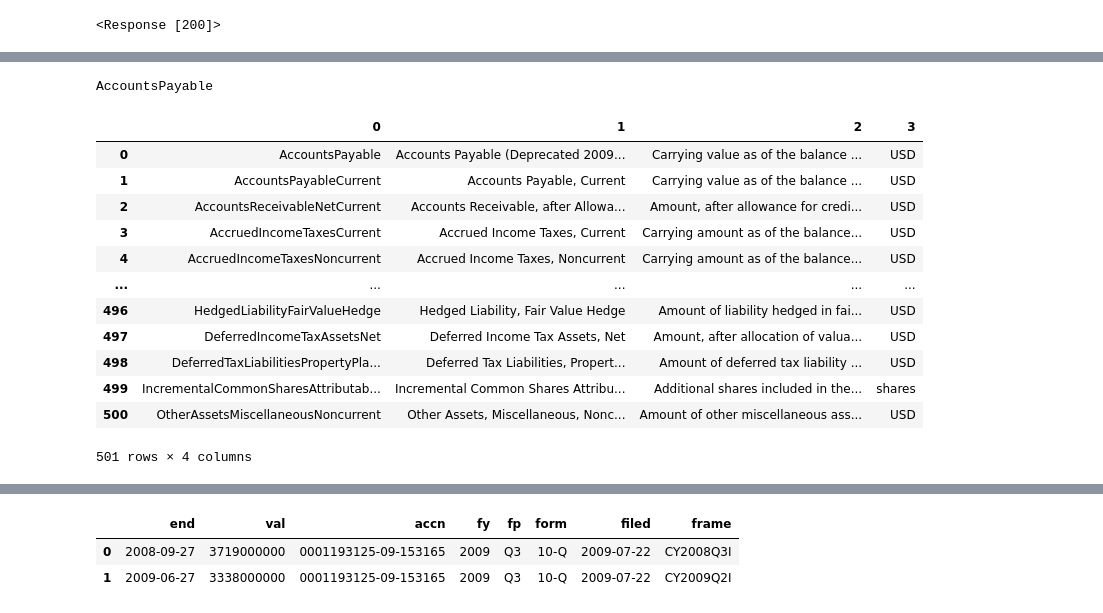
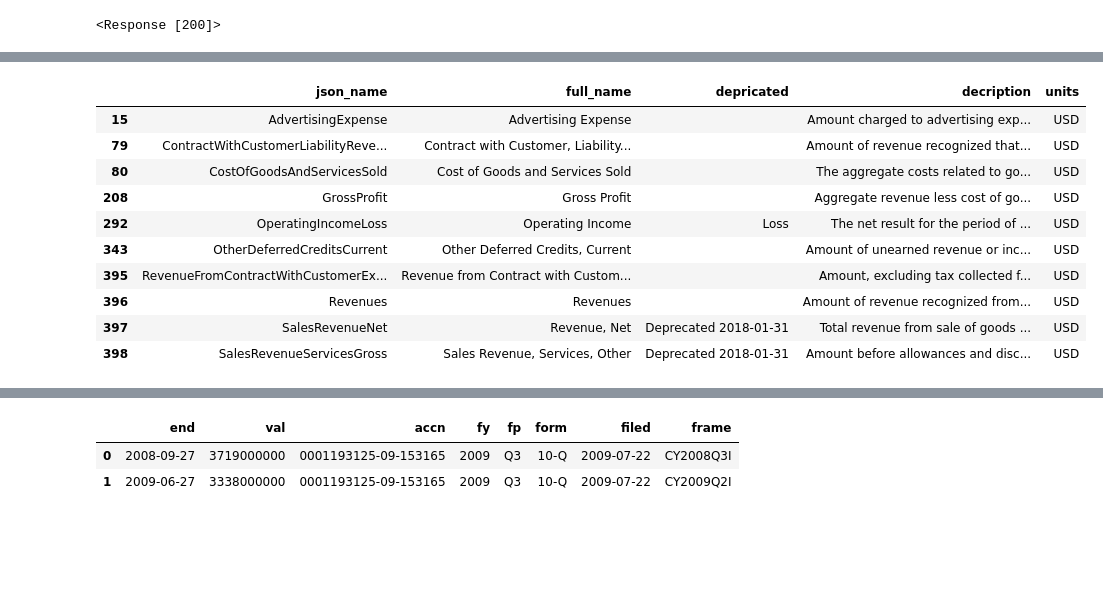
Before and after one commit to Nick2201/sec_gov_extract_info, a Jupyter notebook: sec_api/sec_api/0.ipynb, the cells around one changed output, grey strips where cells are left out. Drawn from its saved outputs; the diff is of its cells as text; code cells hidden in the pictures; blank space fills up the shorter version.

```diff
--- a/sec_api/sec_api/0.ipynb
+++ b/sec_api/sec_api/0.ipynb
@@ -185,42 +217,33 @@ pd.DataFrame(data)
 # %%
 import re
 tables_values = []
 for index,elemnt in companyFacts.json()['facts']['us-gaap'].items():
     for measure, val, in elemnt['units'].items():
+        label = str(elemnt['label'])
+        match = re.search(r'\(.*?\)', label)
+
         tables_values.append([
-        index,
-        elemnt['label'],
-        elemnt['description'],
-        measure])
+            index,
+            label.replace(match.group(0), '').strip() if match else label,
+            match.group(0).strip('()') if match else '',
+            elemnt['description'],
+            measure
+        ])
 
 
-
-
-
-match = re.search(r'\(.*?\)', tables_values[0][0])
-if match:
-    print(match.group(0).strip('()'))
-else:
-    print(tables_values[0][0])
-
-
-
-# tables_values
-# companyFacts.json()
-companyFacts.json()
-pd.DataFrame(tables_values)
+tables_name = pd.DataFrame(tables_values,columns = [
+    'json_name','full_name','depricated','decription','units'
+])
+tables_name[tables_name['decription'].str.contains(pat='revenue',case=False,na=False)]
 # %% [output]
-AccountsPayable
-|  | 0 | 1 | 2 | 3 |
-| 0 | AccountsPayable | Accounts Payable (Deprecated 2009... | Carrying value as of the balance ... | USD |
-| 1 | AccountsPayableCurrent | Accounts Payable, Current | Carrying value as of the balance ... | USD |
-| 2 | AccountsReceivableNetCurrent | Accounts Receivable, after Allowa... | Amount, after allowance for credi... | USD |
-| 3 | AccruedIncomeTaxesCurrent | Accrued Income Taxes, Current | Carrying amount as of the balance... | USD |
-| 4 | AccruedIncomeTaxesNoncurrent | Accrued Income Taxes, Noncurrent | Carrying amount as of the balance... | USD |
-| ... | ... | ... | ... | ... |
-| 496 | HedgedLiabilityFairValueHedge | Hedged Liability, Fair Value Hedge | Amount of liability hedged in fai... | USD |
-| 497 | DeferredIncomeTaxAssetsNet | Deferred Income Tax Assets, Net | Amount, after allocation of valua... | USD |
-| 498 | DeferredTaxLiabilitiesPropertyPla... | Deferred Tax Liabilities, Propert... | Amount of deferred tax liability ... | USD |
-| 499 | IncrementalCommonSharesAttributab... | Incremental Common Shares Attribu... | Additional shares included in the... | shares |
-| 500 | OtherAssetsMiscellaneousNoncurrent | Other Assets, Miscellaneous, Nonc... | Amount of other miscellaneous ass... | USD |
+|  | json_name | full_name | depricated | decription | units |
+| 15 | AdvertisingExpense | Advertising Expense |  | Amount charged to advertising exp... | USD |
+| 79 | ContractWithCustomerLiabilityReve... | Contract with Customer, Liability... |  | Amount of revenue recognized that... | USD |
+| 80 | CostOfGoodsAndServicesSold | Cost of Goods and Services Sold |  | The aggregate costs related to go... | USD |
+| 208 | GrossProfit | Gross Profit |  | Aggregate revenue less cost of go... | USD |
+| 292 | OperatingIncomeLoss | Operating Income | Loss | The net result for the period of ... | USD |
+| 343 | OtherDeferredCreditsCurrent | Other Deferred Credits, Current |  | Amount of unearned revenue or inc... | USD |
+| 395 | RevenueFromContractWithCustomerEx... | Revenue from Contract with Custom... |  | Amount, excluding tax collected f... | USD |
+| 396 | Revenues | Revenues |  | Amount of revenue recognized from... | USD |
+| 397 | SalesRevenueNet | Revenue, Net | Deprecated 2018-01-31 | Total revenue from sale of goods ... | USD |
+| 398 | SalesRevenueServicesGross | Sales Revenue, Services, Other | Deprecated 2018-01-31 | Amount before allowances and disc... | USD |
-501 rows × 4 columns
```
Also changed, not shown: parts of 12 cells of this notebook, 1 other file.
